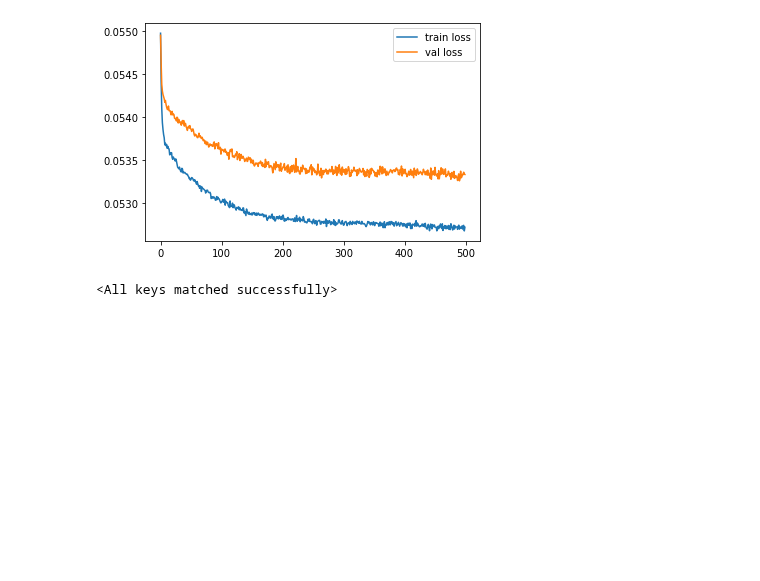
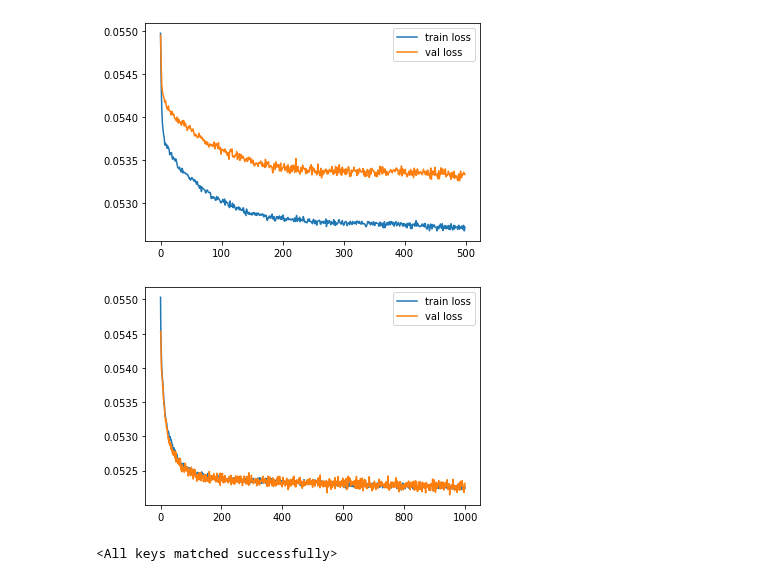
Before and after one commit to glory-99/simulation-based-inference, a Jupyter notebook: inference.ipynb, the cells around one changed output. Saved outputs shown, nothing was run; the diff lists cells and outputs as text; code cells hidden in the pictures; blank space fills up the shorter version.

```diff
--- a/inference.ipynb
+++ b/inference.ipynb
@@ -15,6 +15,9 @@ X = np.load('X.npy')
 normalize_c = np.load('normalize_constant.npy')
 train_losses = np.load('train_losses.npy')
 val_losses = np.load('val_losses.npy')
+# %%
+train_losses_promax = np.load('train_losses_promax.npy')
+val_losses_promax = np.load('val_losses_promax.npy')
 # %%
 normalize_c
 # %% [output]
@@ -26,6 +29,13 @@ plt.legend(['train loss', 'val loss'], loc="upper right")
 plt.show()
 # %% [output]
 [figure]
+# %%
+plt.plot(range(train_losses_promax.shape[0]), train_losses_promax)
+plt.plot(range(train_losses_promax.shape[0]), val_losses_promax)
+plt.legend(['train loss', 'val loss'], loc="upper right")
+plt.show()
+# %% [output]
+[figure, added]
 # %%
 class MLP(nn.Module):
     def __init__(self, N, p):
```
